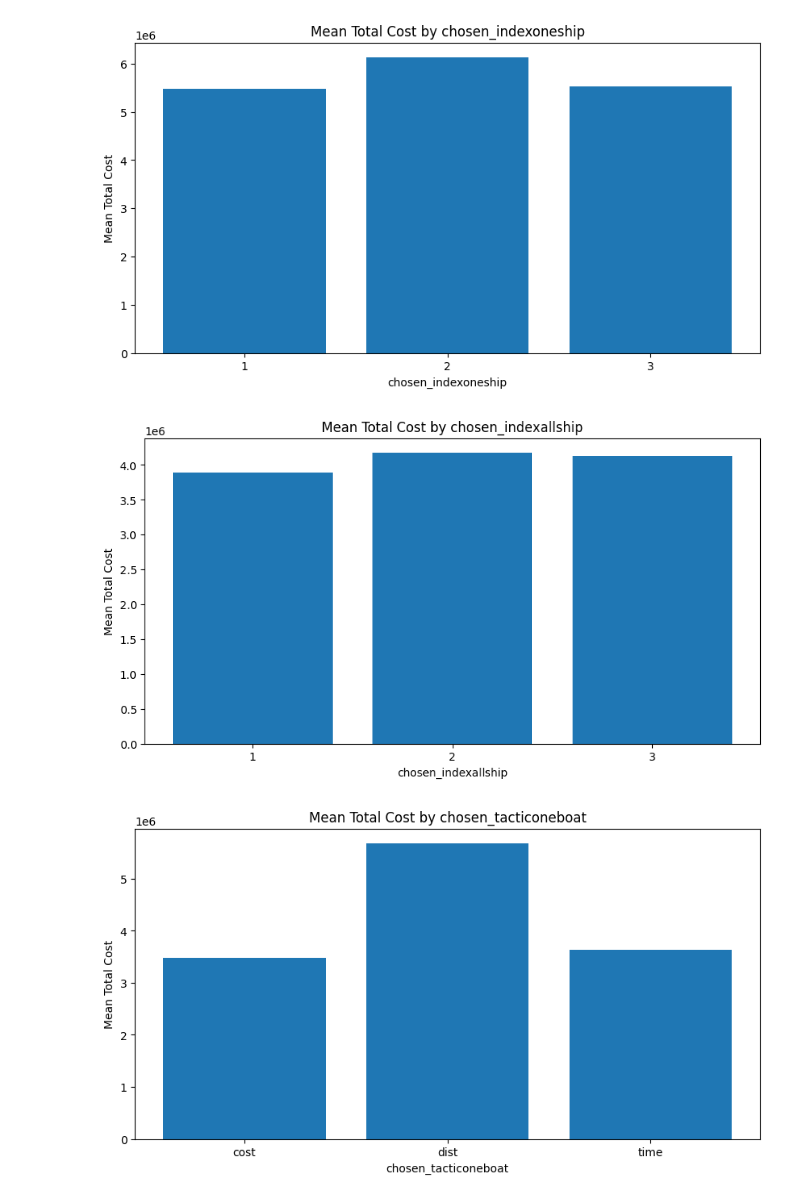
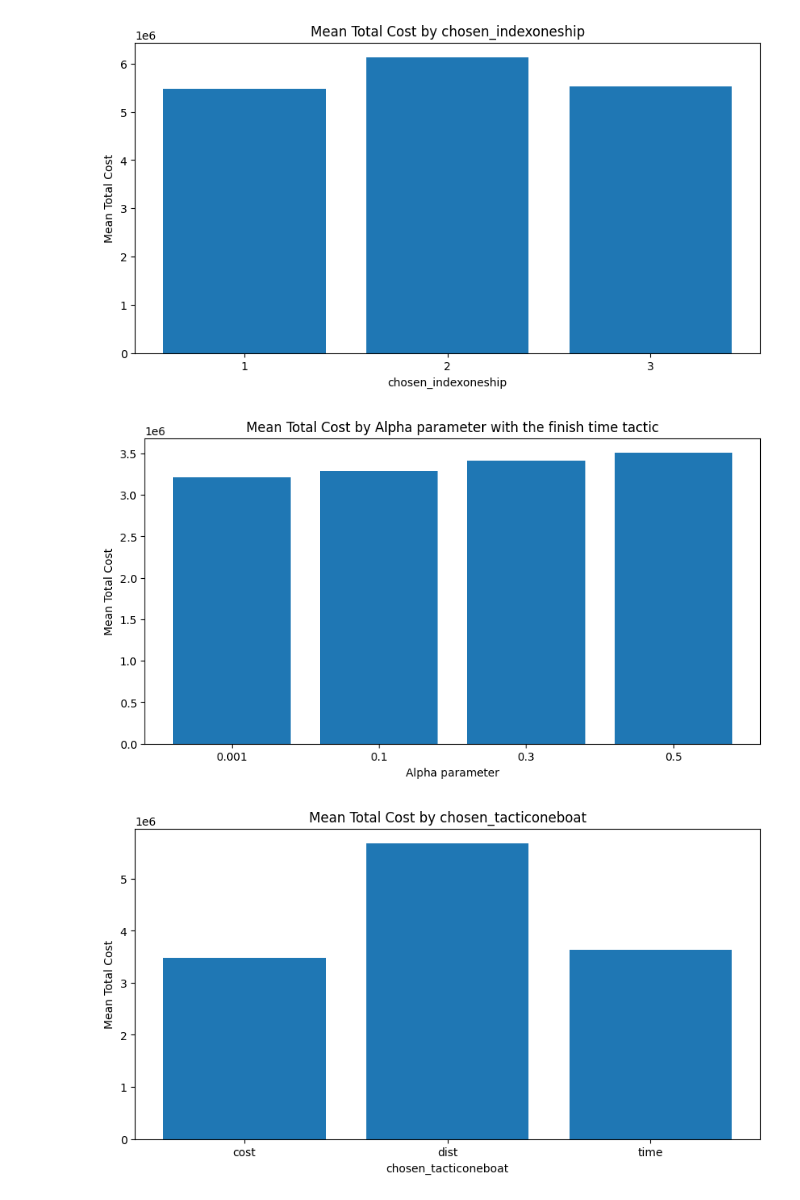
Before and after one commit to Loic-Ker/MCBAP-multi-port-berth-allocation-problem, a Jupyter notebook: my_code/results_analysis/grasp_analysis.ipynb, the cells around one changed output. Cells and saved outputs as stored; diff of their text form; code cells hidden in the pictures.

```diff
--- a/my_code/results_analysis/grasp_analysis.ipynb
+++ b/my_code/results_analysis/grasp_analysis.ipynb
@@ -317,6 +413,7 @@ iterations = average_probabilities['iter']
 proba_boat = average_probabilities['proba_tacticboat']
 proba_all = average_probabilities['proba_tacticall']
 
+element_names=['cost','distanse','finsih time']
 # List of columns to plot
 columns_to_plot = ['proba_tacticboat', 'proba_tacticall']
 # Loop through the columns
@@ -335,10 +432,10 @@ for column_name, probabilities in zip(columns_to_plot, [proba_boat, proba_all]):
         element_probabilities = [prob_list[element_idx] for prob_list in probabilities]
 
         # Plot the probability evolution of each element in the list
-        plt.plot(iterations, element_probabilities, marker='o', label=f'Element {element_idx+1}')
+        plt.plot(iterations, element_probabilities, marker='o', markersize=1, linewidth=0.5, label=f'{element_names[element_idx]}')
 
     # Adding titles and labels
-    plt.title(f'Probability Evolution Over Iterations for visit selection (one ship time)')
+    plt.title(f'Probability Evolution Over Iterations for visit selection in second phase')
     plt.xlabel('Iteration')
     plt.ylabel('Probability')
     plt.legend(loc="upper left", bbox_to_anchor=(1,1))
@@ -380,20 +492,20 @@ columns_to_plot = [
 for column_name in columns_to_plot:
     # Extracting value from the series in each cell and assigning it back
     dataset[column_name] = dataset[column_name].apply(lambda x: x.iloc[0] if isinstance(x, pd.Series) and not x.empty else (x if not isinstance(x, pd.Series) else np.nan))
-
+print(dataset['chosen_tacticoneboat'])
 # Loop through each column name to create the bar plots
 for column_name in columns_to_plot:
     # Group by the column name and calculate the mean total cost for each unique value
-    mean_total_costs = dataset[dataset['chosen_reversed'] == 'yes'].groupby(column_name).agg({'Total Cost': 'mean'}).reset_index()
+    mean_total_costs = dataset.groupby(column_name).agg({'Total Cost': 'mean'}).reset_index()
 
     # Plot the bar plot
     plt.figure(figsize=(10, 5))
-    plt.bar(mean_total_costs[column_name], mean_total_costs['Total Cost'])
+    plt.bar(['cost', 'distance', 'finish time'], mean_total_costs['Total Cost'])
 
     # Add labels and title
     plt.xlabel(column_name)
     plt.ylabel('Mean Total Cost')
-    plt.title(f'Mean Total Cost by {column_name}')
+    plt.title(f'Mean Total Cost by tactic chosen at second phase')
 
     # Show plot
     plt.show()
@@ -489,36 +597,36 @@ for column_name in columns_to_plot:
 # %%
 import pandas as pd
 import numpy as np
 import matplotlib.pyplot as plt
 
 # List of the columns for which bar plots are needed
 columns_to_plot = [
     "chosen_indexallship",
 ]
 
 # Loop through each column name to extract the value from the series
 for column_name in columns_to_plot:
     # Extracting value from the series in each cell and assigning it back
     dataset[column_name] = dataset[column_name].apply(lambda x: x.iloc[0] if isinstance(x, pd.Series) and not x.empty else (x if not isinstance(x, pd.Series) else np.nan))
 
 # Loop through each column name to create the bar plots
 for column_name in columns_to_plot:
     # Group by the column name and calculate the mean total cost for each unique value
-    mean_total_costs = dataset[dataset["chosen_tacticallboats"]=='dist'].groupby(column_name).agg({'Total Cost': 'mean'}).reset_index()
+    mean_total_costs = dataset[dataset["chosen_tacticallboats"]=='time'].groupby(column_name).agg({'Total Cost': 'mean'}).reset_index()
 
     # Plot the bar plot
     plt.figure(figsize=(10, 5))
-    plt.bar(mean_total_costs[column_name], mean_total_costs['Total Cost'])
+    plt.bar(['0.001', '0.1', '0.3', '0.5'], mean_total_costs['Total Cost'])
 
     # Add labels and title
-    plt.xlabel(column_name)
+    plt.xlabel("Alpha parameter")
     plt.ylabel('Mean Total Cost')
-    plt.title(f'Mean Total Cost by {column_name}')
+    plt.title(f'Mean Total Cost by Alpha parameter with the finish time tactic')
 
     # Show plot
     plt.show()
 # %% [output]
-[figure, old version]
+[figure, new version]
 # %%
 import pandas as pd
 import numpy as np
```
Also changed, not shown: parts of 42 cells of this notebook, 31 other files.
